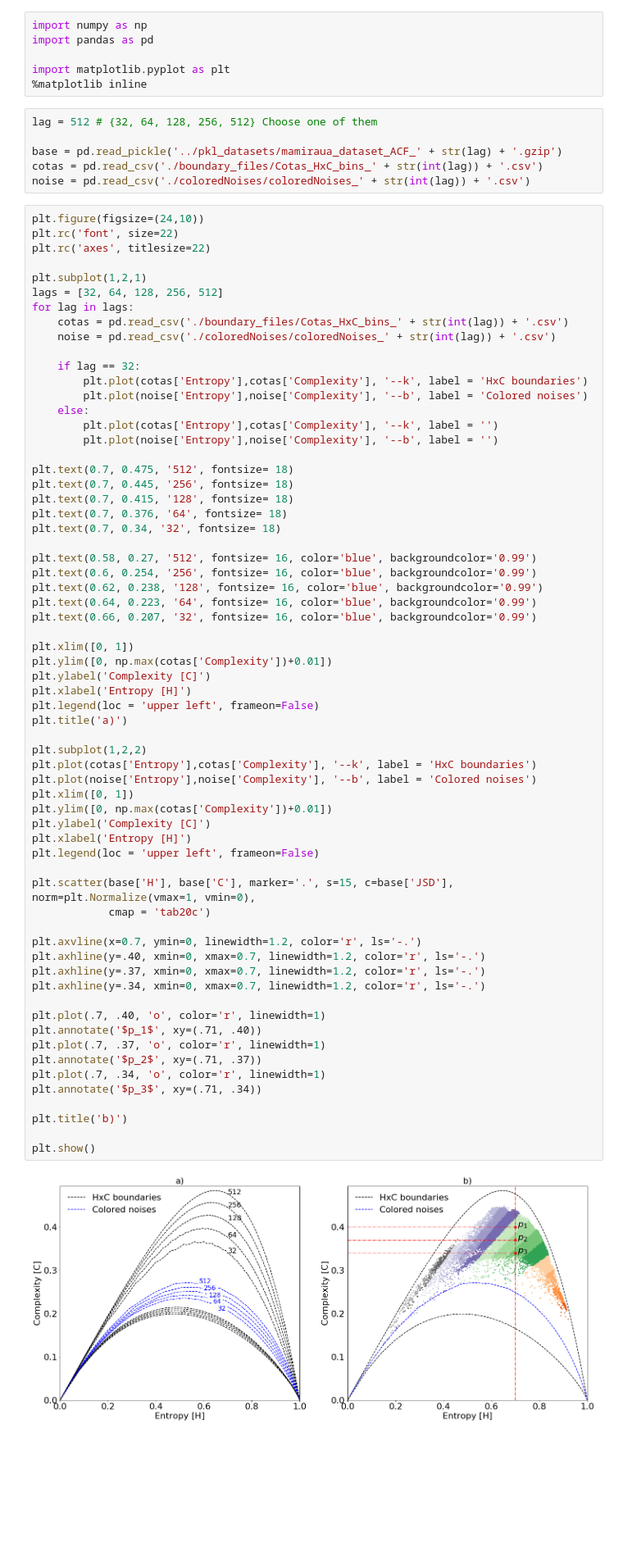
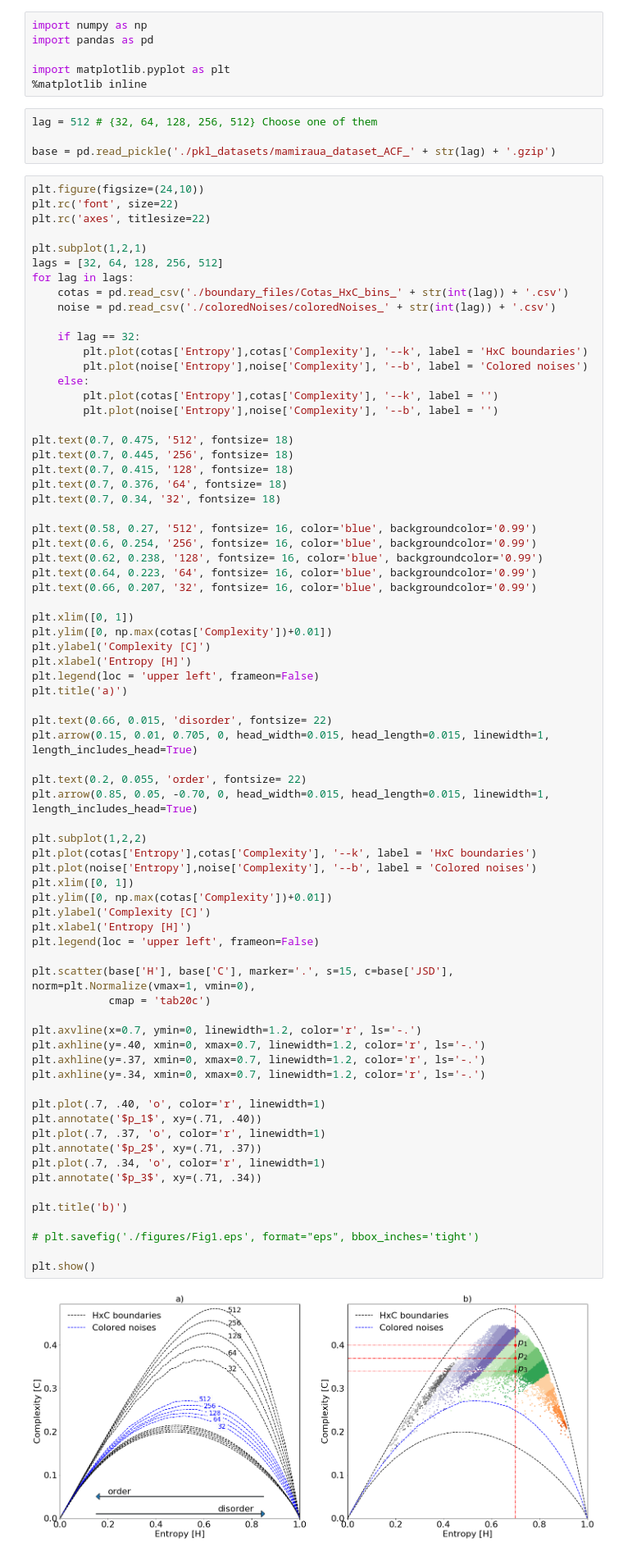
Before and after one commit to juancolonna/EGCI, a Jupyter notebook: Fig1.ipynb, the cells around one changed output. Shown at 82% size. Cells and saved outputs as stored; diff of their text form; blank space fills up the shorter version.

Commit message:
Order - Disorder added to fig1

```diff
--- a/Fig1.ipynb
+++ b/Fig1.ipynb
@@ -9,9 +9,7 @@ import matplotlib.pyplot as plt
 # %%
 lag = 512 # {32, 64, 128, 256, 512} Choose one of them
 
-base = pd.read_pickle('../pkl_datasets/mamiraua_dataset_ACF_' + str(lag) + '.gzip')
-cotas = pd.read_csv('./boundary_files/Cotas_HxC_bins_' + str(int(lag)) + '.csv')
-noise = pd.read_csv('./coloredNoises/coloredNoises_' + str(int(lag)) + '.csv')
+base = pd.read_pickle('./pkl_datasets/mamiraua_dataset_ACF_' + str(lag) + '.gzip')
 # %%
 plt.figure(figsize=(24,10))
 plt.rc('font', size=22)
@@ -49,32 +47,40 @@ plt.xlabel('Entropy [H]')
 plt.legend(loc = 'upper left', frameon=False)
 plt.title('a)')
 
+plt.text(0.66, 0.015, 'disorder', fontsize= 22)
+plt.arrow(0.15, 0.01, 0.705, 0, head_width=0.015, head_length=0.015, linewidth=1, length_includes_head=True)
+
+plt.text(0.2, 0.055, 'order', fontsize= 22)
+plt.arrow(0.85, 0.05, -0.70, 0, head_width=0.015, head_length=0.015, linewidth=1, length_includes_head=True)
+
 plt.subplot(1,2,2)
 plt.plot(cotas['Entropy'],cotas['Complexity'], '--k', label = 'HxC boundaries')
 plt.plot(noise['Entropy'],noise['Complexity'], '--b', label = 'Colored noises')
 plt.xlim([0, 1])
 plt.ylim([0, np.max(cotas['Complexity'])+0.01])
 plt.ylabel('Complexity [C]')
 plt.xlabel('Entropy [H]')
 plt.legend(loc = 'upper left', frameon=False)
 
 plt.scatter(base['H'], base['C'], marker='.', s=15, c=base['JSD'], norm=plt.Normalize(vmax=1, vmin=0),
             cmap = 'tab20c')
 
 plt.axvline(x=0.7, ymin=0, linewidth=1.2, color='r', ls='-.')
 plt.axhline(y=.40, xmin=0, xmax=0.7, linewidth=1.2, color='r', ls='-.')
 plt.axhline(y=.37, xmin=0, xmax=0.7, linewidth=1.2, color='r', ls='-.')
 plt.axhline(y=.34, xmin=0, xmax=0.7, linewidth=1.2, color='r', ls='-.')
 
 plt.plot(.7, .40, 'o', color='r', linewidth=1)
 plt.annotate('$p_1$', xy=(.71, .40))
 plt.plot(.7, .37, 'o', color='r', linewidth=1)
 plt.annotate('$p_2$', xy=(.71, .37))
 plt.plot(.7, .34, 'o', color='r', linewidth=1)
 plt.annotate('$p_3$', xy=(.71, .34))
 
 plt.title('b)')
 
+# plt.savefig('./figures/Fig1.eps', format="eps", bbox_inches='tight')
+
 plt.show()
 # %% [output]
-[figure, old version]
+[figure, new version]
```
